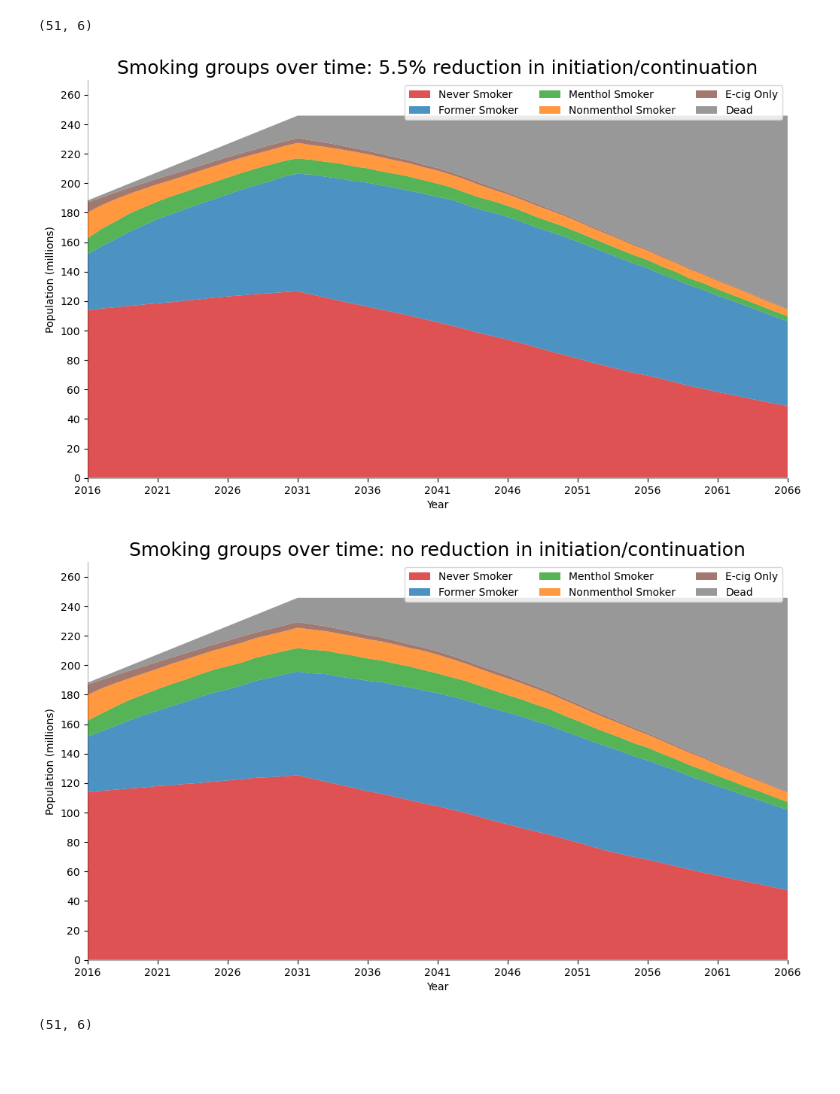
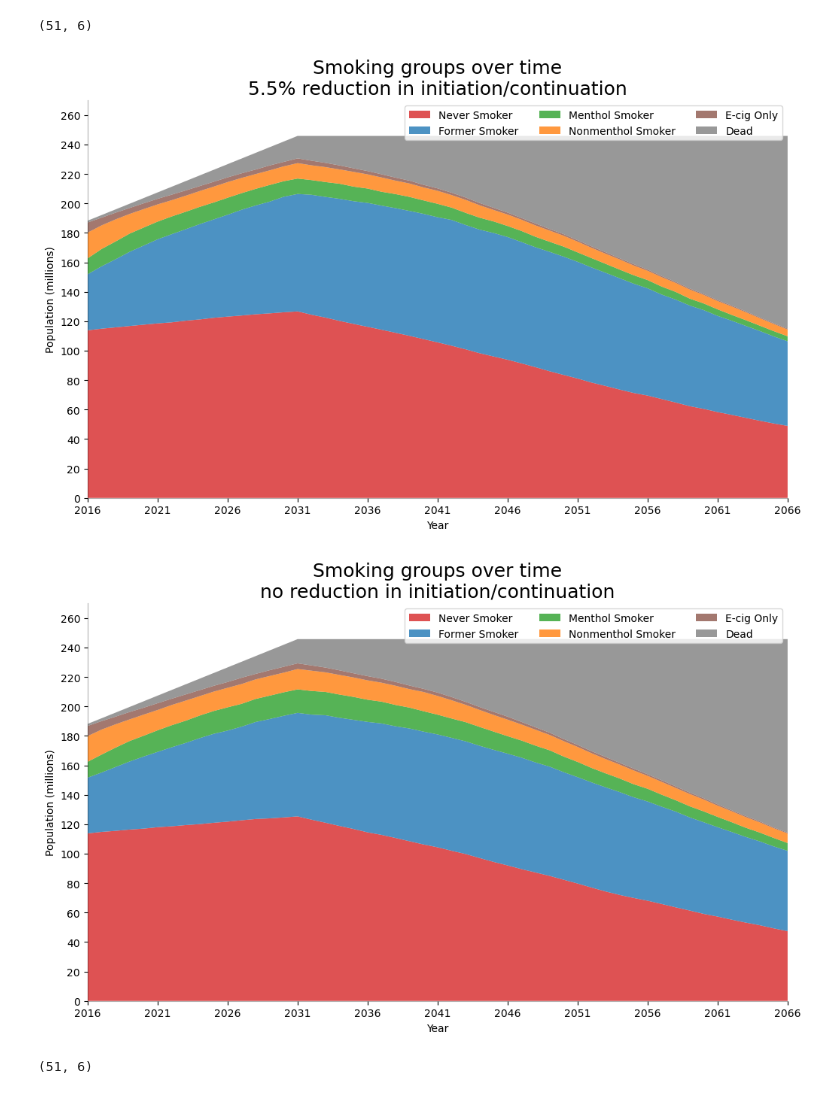
Before and after one commit to tapphughesn/menthol-model, a Jupyter notebook: mentholmodel/inspect_data.ipynb, the cells around one changed output. Cells and saved outputs as stored; diff of their text form; code cells hidden in the pictures; blank space fills up the shorter version.

```diff
--- a/mentholmodel/inspect_data.ipynb
+++ b/mentholmodel/inspect_data.ipynb
@@ -36,34 +36,34 @@ arr2_year_smoking_state /= 1e6
 # %%
 mycolors = ['tab:red', 'tab:blue', 'tab:green', 'tab:orange', 'tab:brown', 'tab:grey',]
 
 fig, ax = plt.subplots(1,1,figsize=(12,7), dpi=100)
 labels = ["Never Smoker", "Former Smoker", "Menthol Smoker", "Nonmenthol Smoker", "E-cig Only", "Dead"]
 
 x = np.arange(2016, 2016 + arr_year_smoking_state.shape[0])
 y = np.vstack([arr_year_smoking_state[:,i] for i in range(arr_year_smoking_state.shape[1])])
 
 ax = plt.gca()
 ax.stackplot(x,y,labels=labels, colors=mycolors, alpha=0.8)
 
 # for i in x:
 #     ax.axvline(x=i, c="black")
 
-ax.set_title('Smoking groups over time: 5.5% reduction in initiation/continuation', fontsize=18)
+ax.set_title('Smoking groups over time\n5.5% reduction in initiation/continuation', fontsize=18)
 ax.set(ylim=[0, 2.7e2])
 ax.legend(fontsize=10, ncol=3)
 ax.ticklabel_format(useOffset=False, style='plain')
 plt.xticks(x[::5], fontsize=10, horizontalalignment='center')
 plt.yticks(np.arange(0,2.7e2,2e1,dtype=np.int64), fontsize=10)
 plt.xlim(x[0], x[-1])
 plt.xlabel("Year")
 plt.ylabel("Population (millions)")
 
 plt.gca().spines["top"].set_alpha(0)
 plt.gca().spines["bottom"].set_alpha(.3)
 plt.gca().spines["right"].set_alpha(0)
 plt.gca().spines["left"].set_alpha(.3)
 # %% [output]
-[figure, old version]
+[figure, new version]
 # %%
 
 mycolors = ['tab:red', 'tab:blue', 'tab:green', 'tab:orange', 'tab:brown', 'tab:grey',]
@@ -80,7 +80,7 @@ ax.stackplot(x,y,labels=labels, colors=mycolors, alpha=0.8)
 # for i in x:
 #     ax.axvline(x=i, c="black")
 
-ax.set_title('Smoking groups over time: no reduction in initiation/continuation', fontsize=18)
+ax.set_title('Smoking groups over time\nno reduction in initiation/continuation', fontsize=18)
 ax.set(ylim=[0, 2.7e2])
 ax.legend(fontsize=10, ncol=3)
 ax.ticklabel_format(useOffset=False, style='plain')
@@ -95,7 +95,7 @@ plt.gca().spines["bottom"].set_alpha(.3)
 plt.gca().spines["right"].set_alpha(0)
 plt.gca().spines["left"].set_alpha(.3)
 # %% [output]
-[figure, old version]
+[figure, new version]
 # %%
 arr_year_smoking_state.shape
 # %% [output]
```
Also changed, not shown: parts of 2 cells of this notebook, 6 other files.
